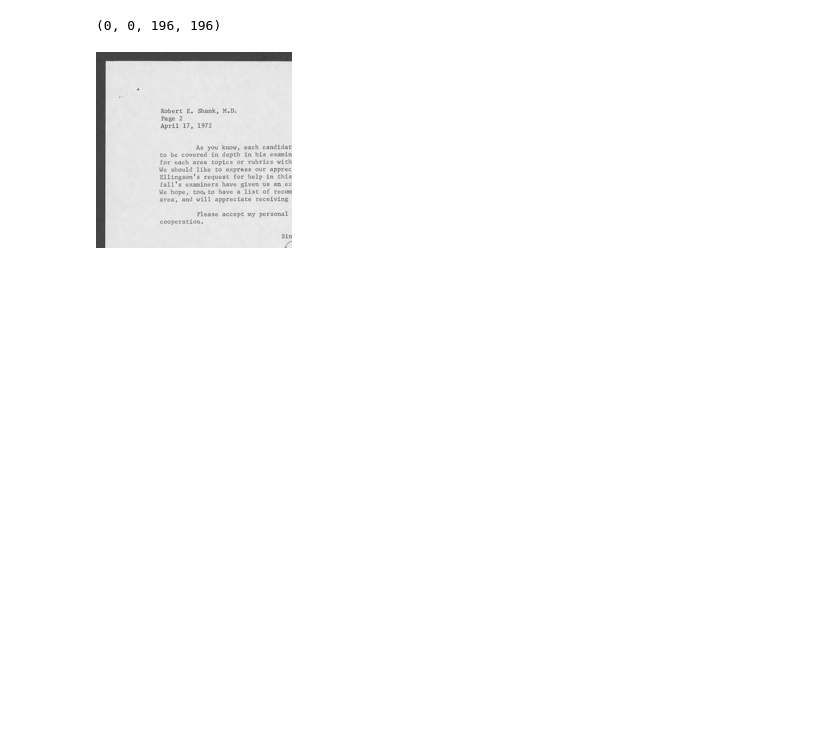
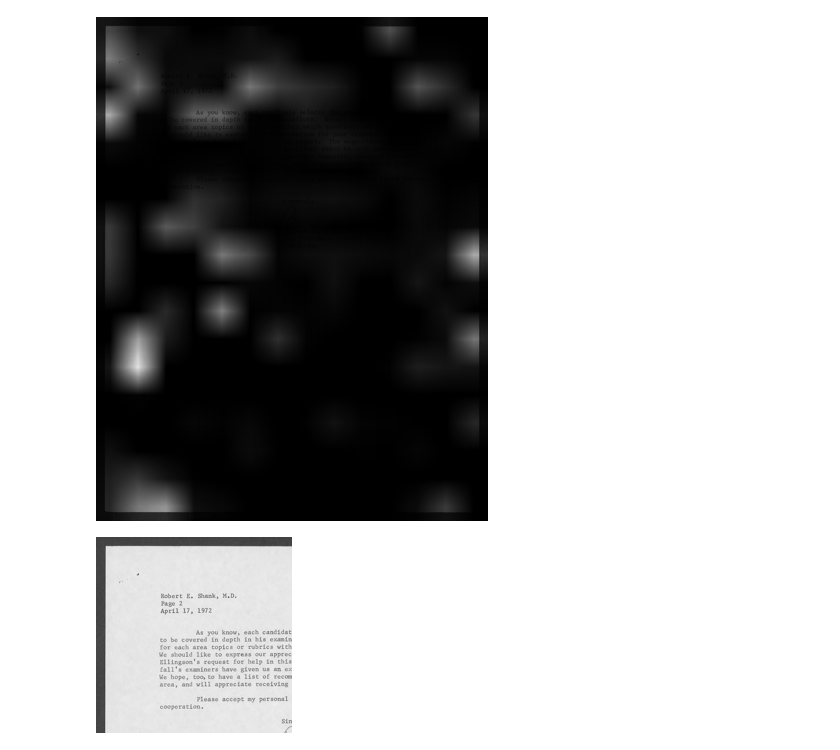
Before and after one commit to justairr/MLLM-Attention, a Jupyter notebook: conattn_infer/test_qwen.ipynb, the cells around one changed output. Drawn from its saved outputs; the diff is of its cells as text; code cells hidden in the pictures; blank space fills up the shorter version.

```diff
--- a/conattn_infer/test_qwen.ipynb
+++ b/conattn_infer/test_qwen.ipynb
@@ -36,5 +37,0 @@ torch.Size([19, 15])
-# %%
-bbox = bbox_from_att_image_adaptive(attn[0], image.size, bbox_size=14 * 14)
-bbox
-# %% [output]
-(0, 0, 196, 196)
@@ -41,3 +108,8 @@ bbox
+# %%
+noise_image = apply_attention_modulation_torch(image,attn[0])
+noise_image
+# %% [output]
+[figure, added]
 # %%
 
 crop_image = image.crop(bbox)
```
Also changed, not shown: parts of 4 cells of this notebook, 6 other files.
